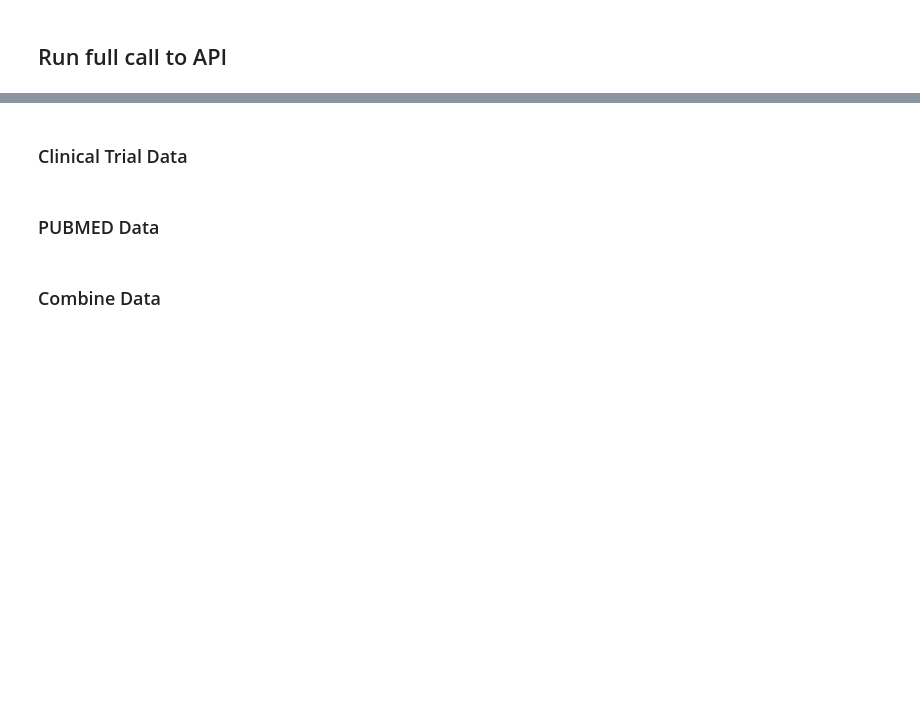
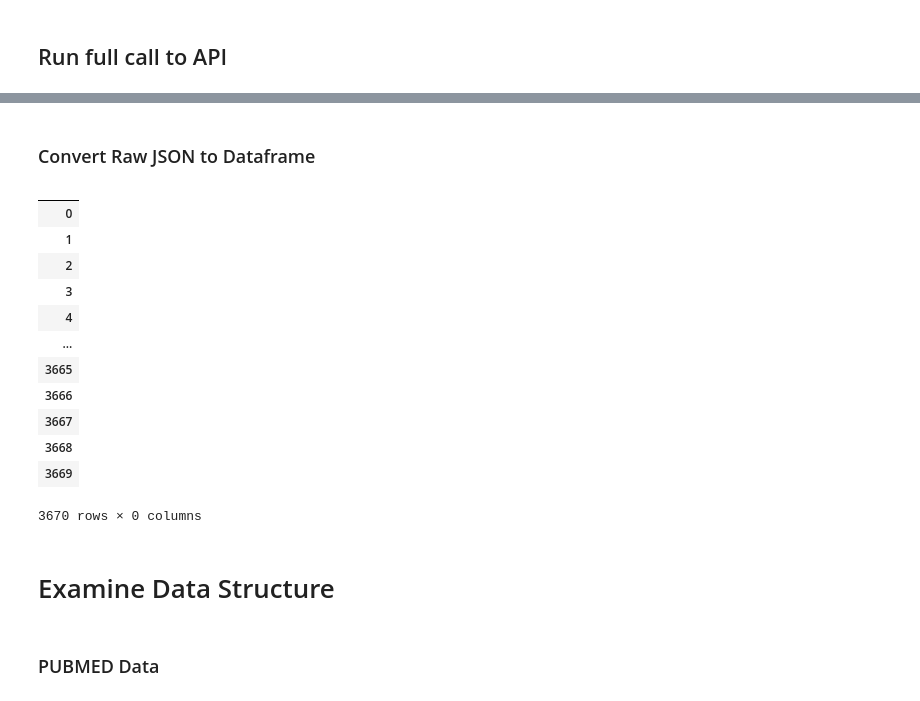
Before and after one commit to HNStaggs/Veteran-Research-Disparities, a Jupyter notebook: API_Requests.ipynb, the cells around one changed output, grey strips where cells are left out. Cells and saved outputs as stored; diff of their text form; code cells hidden in the pictures; blank space fills up the shorter version.

```diff
--- a/API_Requests.ipynb
+++ b/API_Requests.ipynb
@@ -340,6 +370,24 @@ with open(os.path.join("raw_data_files", "clinical_trials.json"), 'w') as outfil
+# %% [markdown]
+### Convert Raw JSON to Dataframe
+# %%
+pubmed_data = pd.json_normalize(articles)
+# %%
+pubmed_data
+# %% [output]
+|  |
+| 0 |
+| 1 |
+| 2 |
+| 3 |
+| 4 |
+| ... |
+| 3665 |
+| 3666 |
+| 3667 |
+| 3668 |
+| 3669 |
+3670 rows × 0 columns
 # %% [markdown]
-### Clinical Trial Data
+# Examine Data Structure
 # %% [markdown]
 ### PUBMED Data
-# %% [markdown]
-### Combine Data
```
Also changed, not shown: parts of 18 cells of this notebook.
